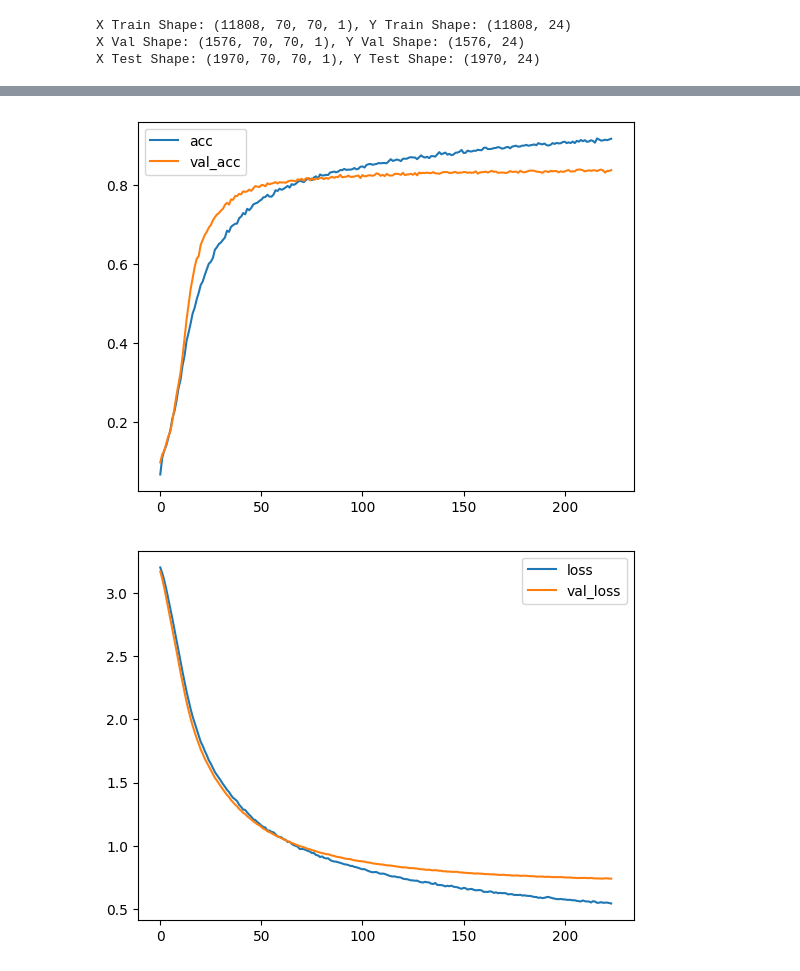
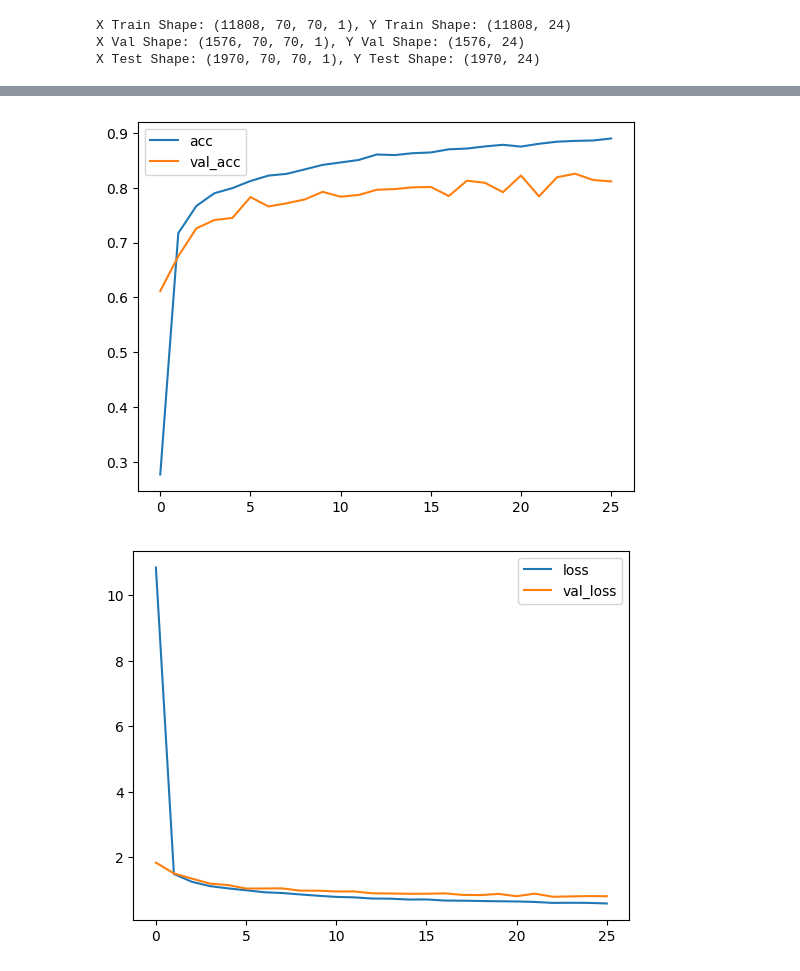
Before and after one commit to maxsivry/CS3540-AudioProject, a Jupyter notebook: main.ipynb, the cells around one changed output, grey strips where cells are left out. Cells and saved outputs as stored; diff of their text form; code cells hidden in the pictures.

```diff
--- a/main.ipynb
+++ b/main.ipynb
@@ -298,6 +298,10 @@ Text(0.5, 1.0, 'Confusion Matrix Heat Map')
 ### Convolutional Neural Network
 # %%
 X_train_cnn, X_test_cnn, y_train_cnn, y_test_cnn = retrieve_data(square_data=True)
+
+NUM_CLASSES = len(all_keys)
+all_keys_int = [i for i, key in enumerate(all_keys)]
+KEY_IDS = dict(zip(all_keys, all_keys_int))
 
 # Split the training data into train and validation
 xtrain, xval, ytrain, yval = train_test_split(X_train_cnn, y_train_cnn, test_size=0.2, random_state=42)
@@ -339,21 +343,21 @@ model = Sequential([
     Conv2D(64, kernel_size=(5, 5), strides=(1, 2), activation='relu'),
     MaxPooling2D(pool_size=(2, 2)),
     Flatten(),
-    Dense(1024, activation='relu'),
-    Dropout(0.1),
+    Dense(1024, activation='relu', kernel_regularizer=L2(0.05)),
+    Dropout(0.25),
     Dense(NUM_CLASSES, activation='softmax')
 ])
 
 lr_schedule = optimizers.schedules.ExponentialDecay(
-    initial_learning_rate=0.005,
+    initial_learning_rate=0.0005,
     decay_steps=2000,
     decay_rate=0.95,
     staircase=True)
 
 optimizer = optimizers.Adam(learning_rate=lr_schedule)
 model.compile(optimizer=optimizer,
-              loss='sparse_categorical_crossentropy',
-              metrics=['accuracy'])
+              loss='categorical_crossentropy',
+              metrics=['acc'])
 
 model.summary()
 # %% [output]
@@ -379,28 +383,24 @@ Model: "sequential_17"
  Trainable params: 5,193,336 (19.81 MB)
  Non-trainable params: 0 (0.00 B)
 # %%
-early_stop = EarlyStopping(monitor='val_loss', patience=5)
+early_stop = EarlyStopping(monitor='val_loss', patience=3)
 history = model.fit(xtrain,
-                    ytrain,
-                    validation_data=(xval, yval),
+                    ytrain_1hot,
+                    validation_data=(xval, yval_1hot),
                     epochs=50,
                     batch_size=64,
                     callbacks=[early_stop]
 )
 
-"""# Evaluate the model
-performance = model.evaluate(xval, yval)
-print(f'Validation Loss: {performance[0]}, Validation Accuracy: {performance[1]}')"""
-
 plt.figure(0)
-plt.plot(nn_history.history['acc'], label="acc")
-plt.plot(nn_history.history['val_acc'], label="val_acc")
+plt.plot(history.history['acc'], label="acc")
+plt.plot(history.history['val_acc'], label="val_acc")
 plt.legend()
 plt.show()
 
 plt.figure(1)
-plt.plot(nn_history.history['loss'], label="loss")
-plt.plot(nn_history.history['val_loss'], label="val_loss")
+plt.plot(history.history['loss'], label="loss")
+plt.plot(history.history['val_loss'], label="val_loss")
 plt.legend()
 plt.show()
 # %% [output]
@@ -423,3 +424,3 @@ Epoch 8/50
-[figure, old version]
+[figure, new version]
-[figure, old version]
+[figure, new version]
 # %%
```
Also changed, not shown: parts of 3 cells of this notebook.
